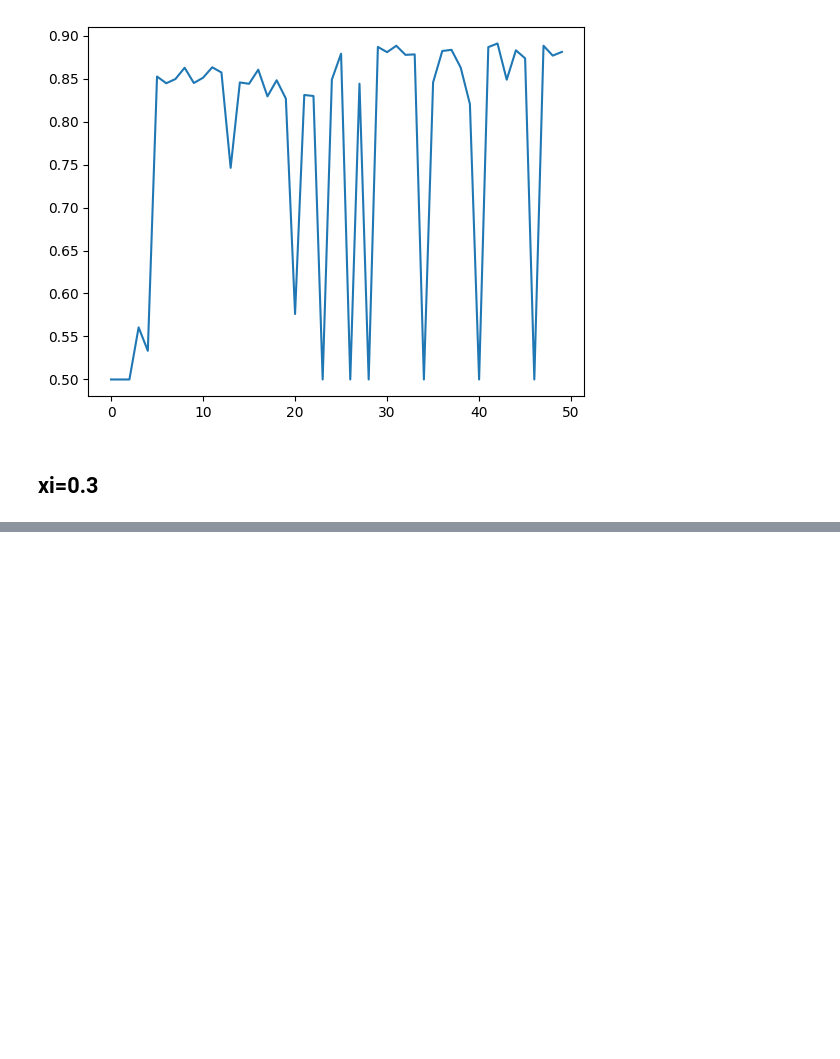
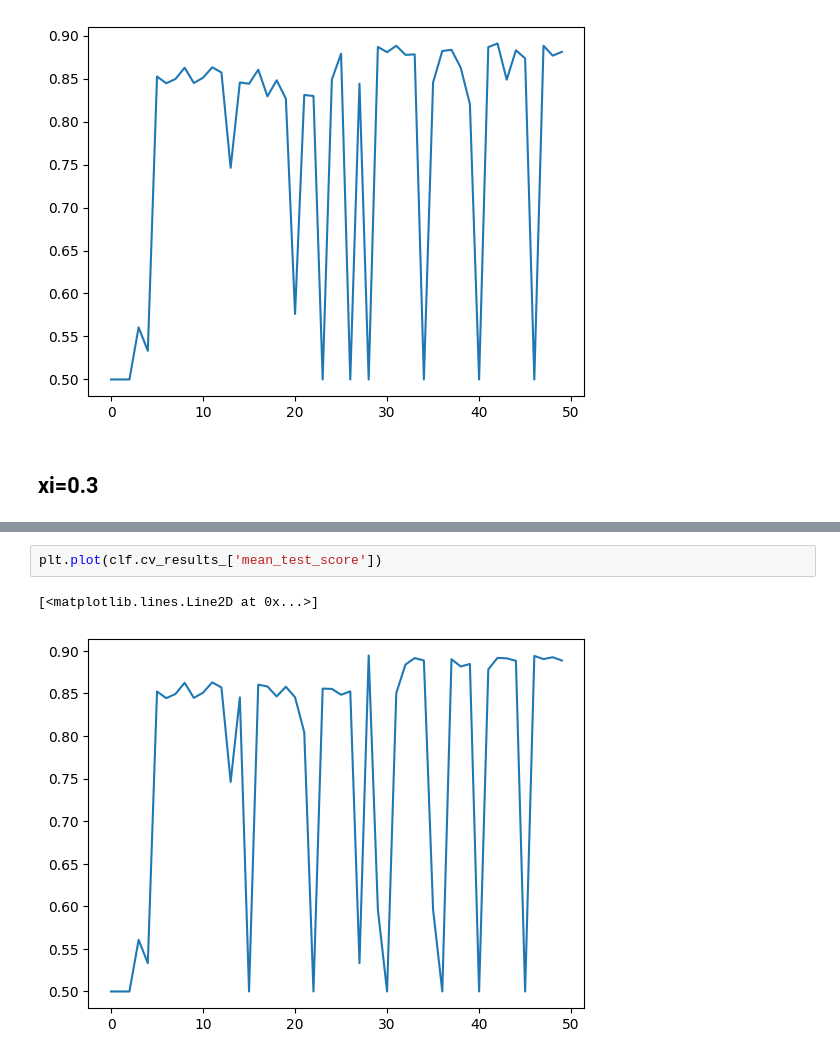
Before and after one commit to antbartash/australian_rain, a Jupyter notebook: BayesianOptimization_skopt.ipynb, the cells around one changed output, grey strips where cells are left out. Saved outputs shown, nothing was run; the diff lists cells and outputs as text; blank space fills up the shorter version.

```diff
--- a/BayesianOptimization_skopt.ipynb
+++ b/BayesianOptimization_skopt.ipynb
@@ -237,0 +277,5 @@ Fitting 3 folds for each of 1 candidates, totalling 3 fits
+# %%
+plt.plot(clf.cv_results_['mean_test_score'])
+# %% [output]
+[<matplotlib.lines.Line2D at 0x...>]
+[figure, added]
```
Also changed, not shown: parts of 8 cells of this notebook.
